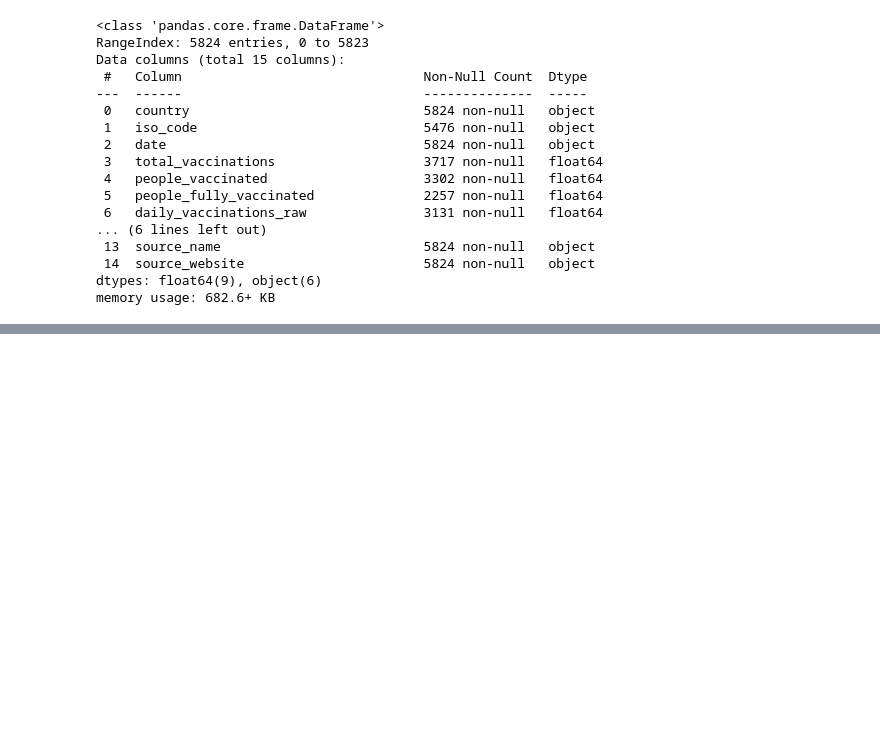
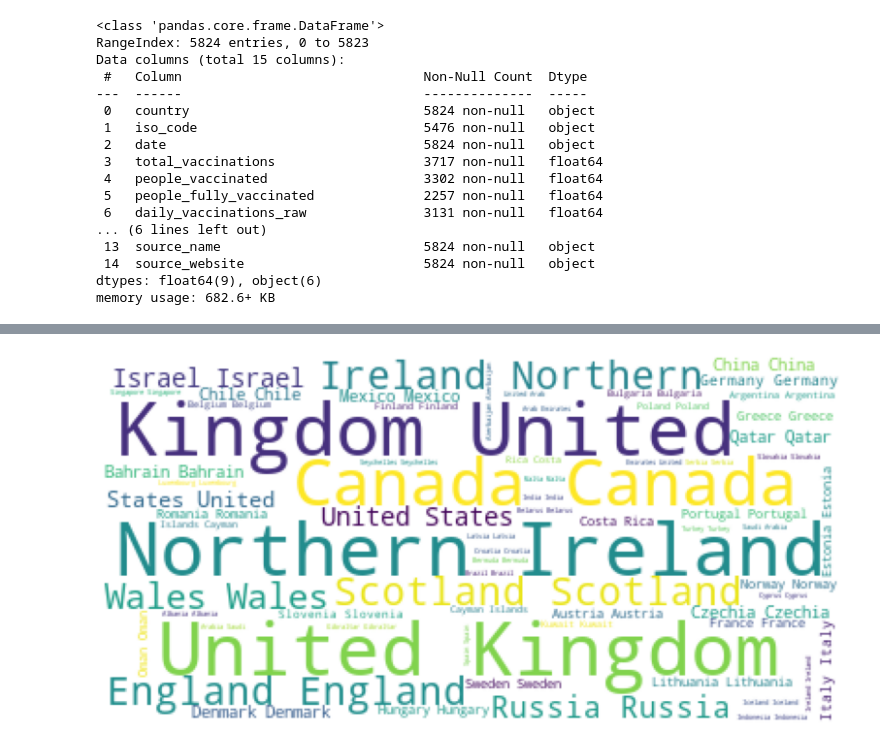
Before and after one commit to beingvikasagain/covid_19_word_vaccination, a Jupyter notebook: covid_vaccination_analysis.ipynb, the cells around one changed output, grey strips where cells are left out. Drawn from its saved outputs; the diff is of its cells as text; code cells hidden in the pictures; blank space fills up the shorter version.

Commit message:
Updated vaccination report

```diff
--- a/covid_vaccination_analysis.ipynb
+++ b/covid_vaccination_analysis.ipynb
@@ -290,0 +109,10 @@ df_india.describe().transpose()
+# %%
+df.total_vaccinations = df.total_vaccinations.astype(int)
+df.people_vaccinated = df.people_vaccinated.astype(int)
+df.people_fully_vaccinated = df.people_fully_vaccinated.astype(int)
+df.daily_vaccinations_raw = df.daily_vaccinations_raw.astype(int)
+df.daily_vaccinations = df.daily_vaccinations.astype(int)
+df.total_vaccinations_per_hundred = df.total_vaccinations_per_hundred.astype(int)
+df.people_vaccinated_per_hundred = df.people_vaccinated_per_hundred.astype(int)
+df.people_fully_vaccinated_per_hundred = df.people_fully_vaccinated_per_hundred.astype(int)
+df.daily_vaccinations_per_million = df.daily_vaccinations_per_million.astype(int)
@@ -290,0 +139,3 @@ df_india.describe().transpose()
+# %%
+date = df.date.str.split('-', expand=True)
+date
@@ -290,0 +156,10 @@ df_india.describe().transpose()
+# %%
+df['year'] = date[0]
+df['month']=date[1]
+df['day']=date[2]
+
+df.year = df.year.astype(int)
+df.month=df.month.astype(int)
+df.day = pd.to_numeric(df.day)
+# %%
+df.date = pd.to_datetime(df.date)
@@ -290,0 +233,8 @@ df_india.describe().transpose()
+# %%
+wordCloud = WordCloud(background_color='white',max_font_size=50).generate(' '.join(df.country))
+plt.figure(figsize=(15,7))
+plt.axis('off')
+plt.imshow(wordCloud)
+plt.show()
+# %% [output]
+[figure, added]
```
Also changed, not shown: parts of 50 cells of this notebook.
